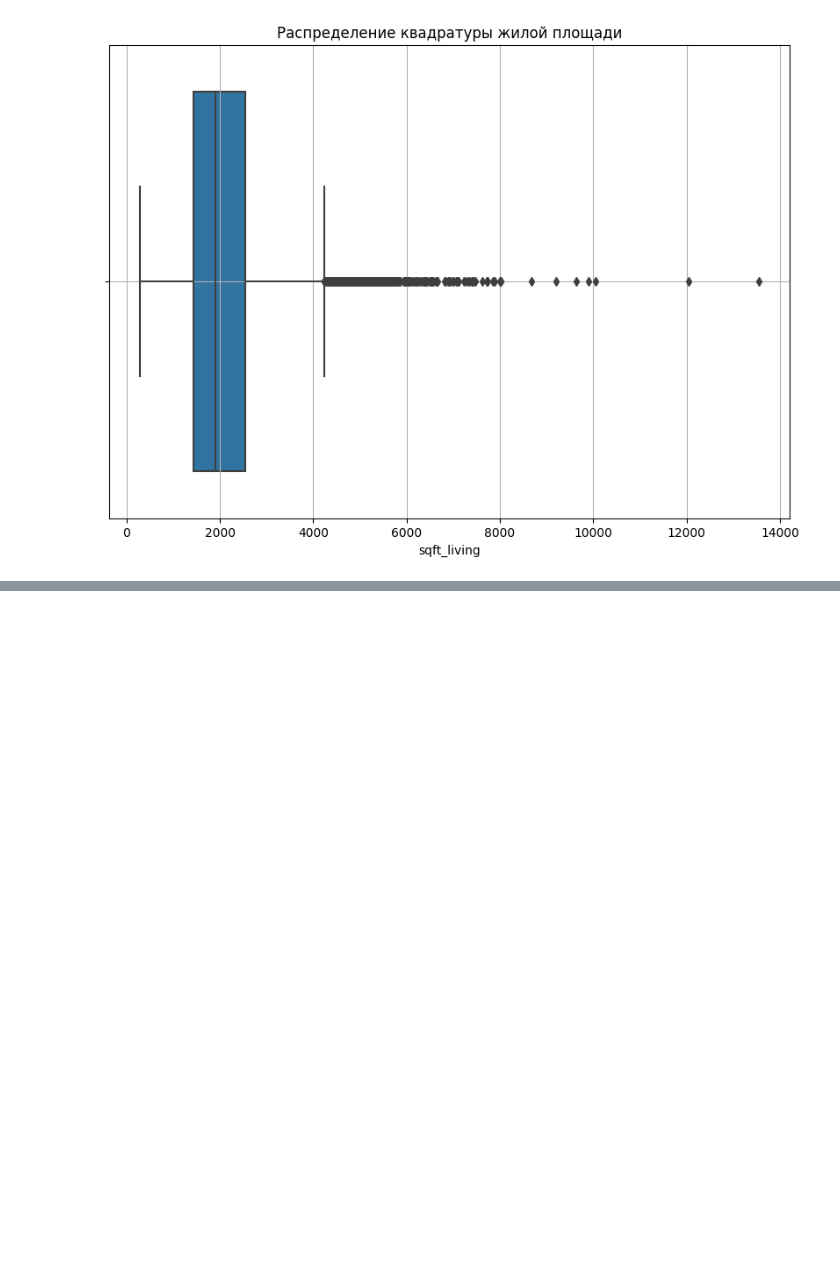
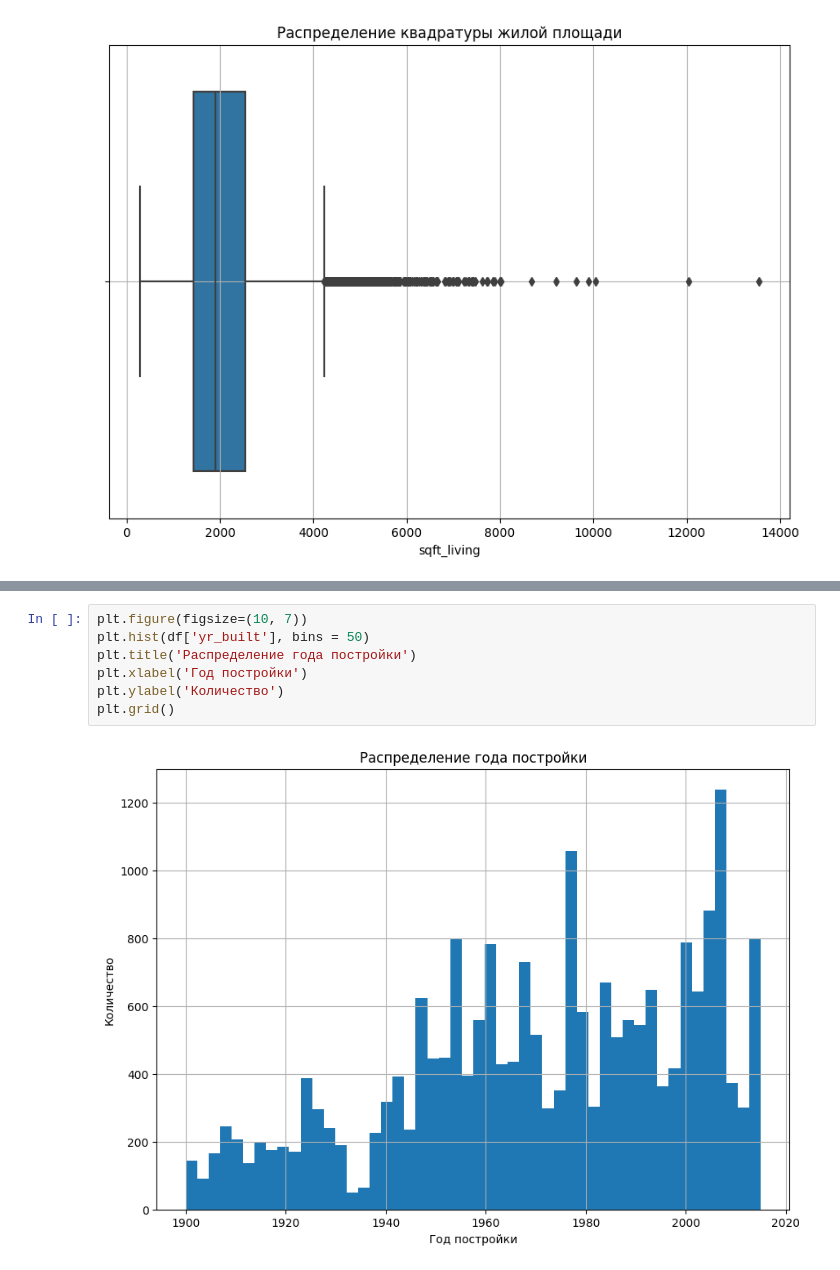
Before and after one commit to Olga643/Example, a Jupyter notebook: Untitled21.ipynb, the cells around one changed output, grey strips where cells are left out. Drawn from its saved outputs; the diff is of its cells as text; blank space fills up the shorter version.

```diff
--- a/Untitled21.ipynb
+++ b/Untitled21.ipynb
@@ -112,0 +131,9 @@ plt.grid();
+# %%
+plt.figure(figsize=(10, 7))
+plt.hist(df['yr_built'], bins = 50)
+plt.title('Распределение года постройки')
+plt.xlabel('Год постройки')
+plt.ylabel('Количество')
+plt.grid()
+# %% [output]
+[figure, added]
```
Also changed, not shown: parts of 3 cells of this notebook.
